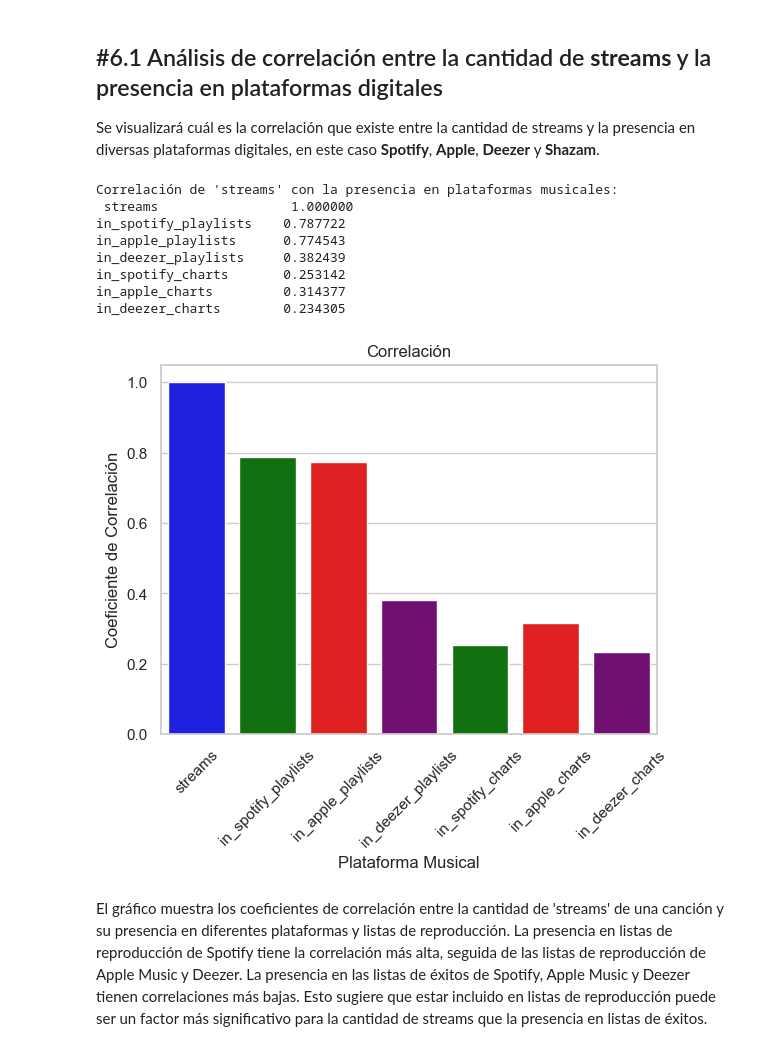
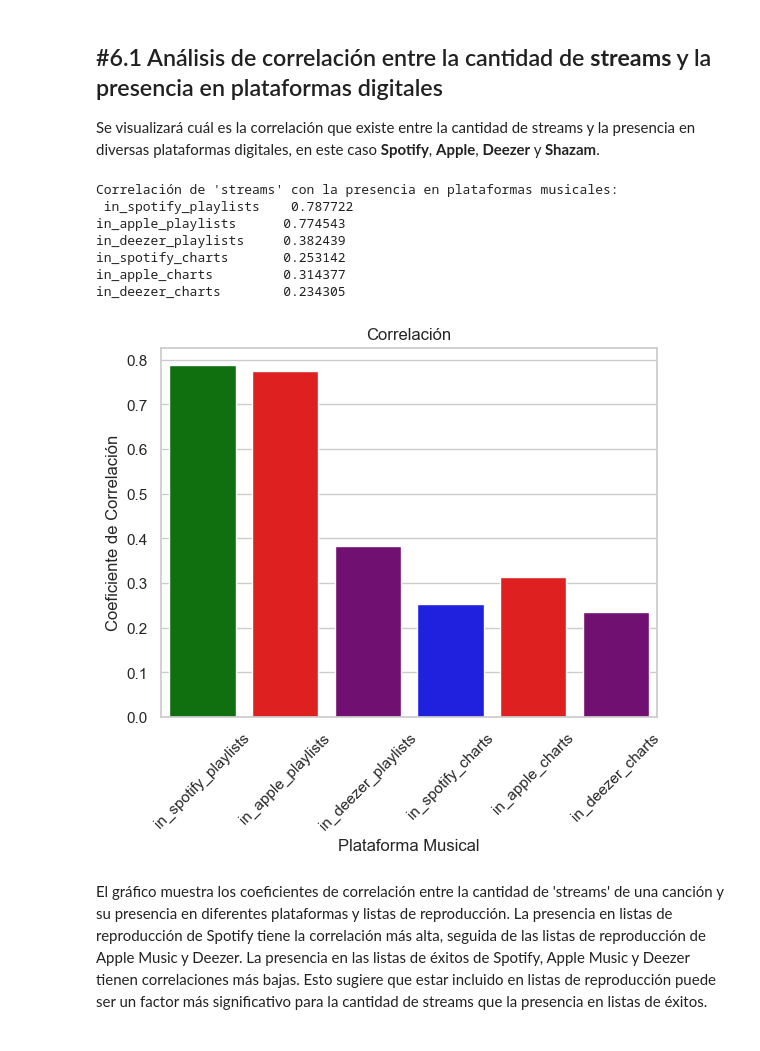
Before and after one commit to mizook/spotify_ds, a Jupyter notebook: spotify_project.ipynb, the cells around one changed output. Saved outputs shown, nothing was run; the diff lists cells and outputs as text; code cells hidden in the pictures.

Commit message:
Changes in graphs

```diff
--- a/spotify_project.ipynb
+++ b/spotify_project.ipynb
@@ -387,31 +387,34 @@ Se visualizará cuál es la correlación que existe entre la cantidad de streams
 # %%
 # Calculando la correlación entre 'streams' y la presencia en plataformas musicales
 correlation = spotify_data_normalized[['streams', 'in_spotify_playlists', 'in_apple_playlists', 'in_deezer_playlists', 'in_spotify_charts', 'in_apple_charts', 'in_deezer_charts']].corr()
 
 # Seleccionar y mostrar solo la fila correspondiente a 'streams'
 streams_correlation = correlation.loc['streams']
+
+# Eliminar la correlación de 'streams' antes de crear el gráfico
+streams_correlation = streams_correlation.drop('streams')
+
 print("Correlación de 'streams' con la presencia en plataformas musicales:\n", streams_correlation.to_string())
 
 # Colores para cada barra
-colores = ['blue', 'green', 'red', 'purple', 'green', 'red', 'purple']
+colores = ['green', 'red', 'purple', 'blue', 'red', 'purple']
 
-# Opcional: si deseas visualizar esto en un gráfico de barras
+# Crear el gráfico de barras sin la barra de 'streams' al inicio
 sns.barplot(x=streams_correlation.index, y=streams_correlation.values, hue=streams_correlation.index, palette=colores, dodge=False)
 plt.title("Correlación")
 plt.ylabel("Coeficiente de Correlación")
 plt.xlabel("Plataforma Musical")
 plt.xticks(rotation=45)
 plt.show()
 # %% [output]
 Correlación de 'streams' con la presencia en plataformas musicales:
- streams                 1.000000
-in_spotify_playlists    0.787722
+ in_spotify_playlists    0.787722
 in_apple_playlists      0.774543
 in_deezer_playlists     0.382439
 in_spotify_charts       0.253142
 in_apple_charts         0.314377
 in_deezer_charts        0.234305
-[figure, old version]
+[figure, new version]
 # %% [markdown]
 El gráfico muestra los coeficientes de correlación entre la cantidad de 'streams' de una canción y su presencia en diferentes plataformas y listas de reproducción. La presencia en listas de reproducción de Spotify tiene la correlación más alta, seguida de las listas de reproducción de Apple Music y Deezer. La presencia en las listas de éxitos de Spotify, Apple Music y Deezer tienen correlaciones más bajas. Esto sugiere que estar incluido en listas de reproducción puede ser un factor más significativo para la cantidad de streams que la presencia en listas de éxitos.
 # %% [markdown]
```
Also changed, not shown: parts of 2 cells of this notebook.
